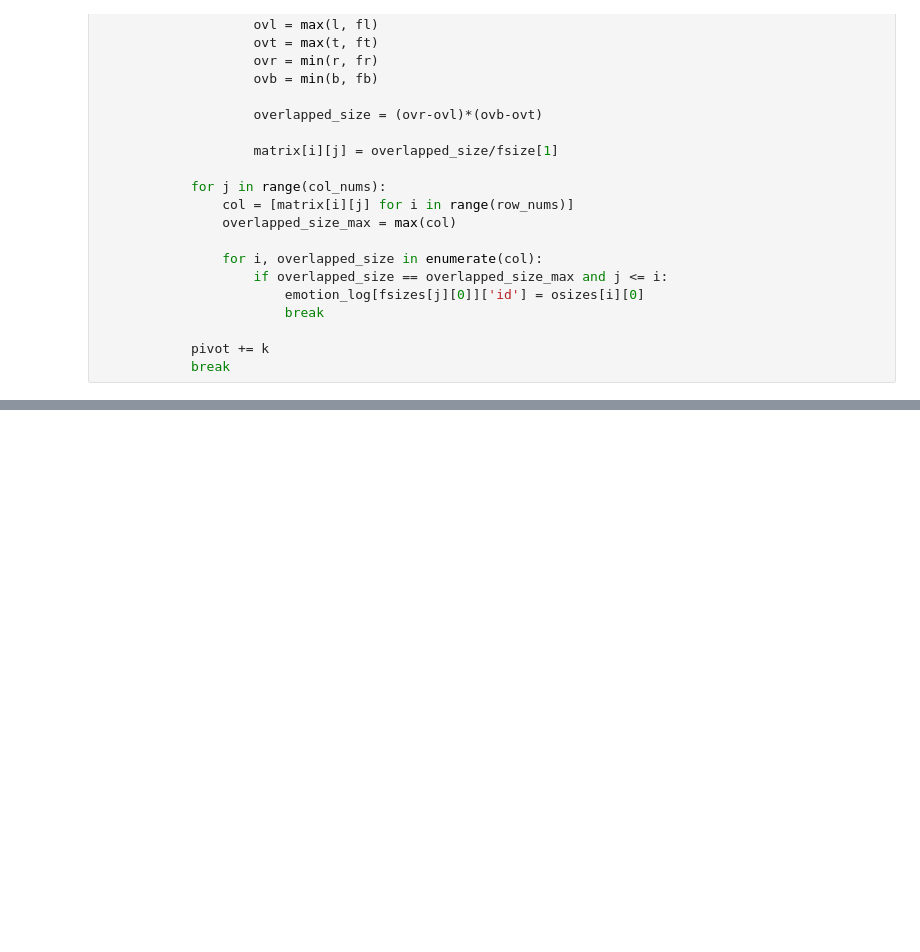
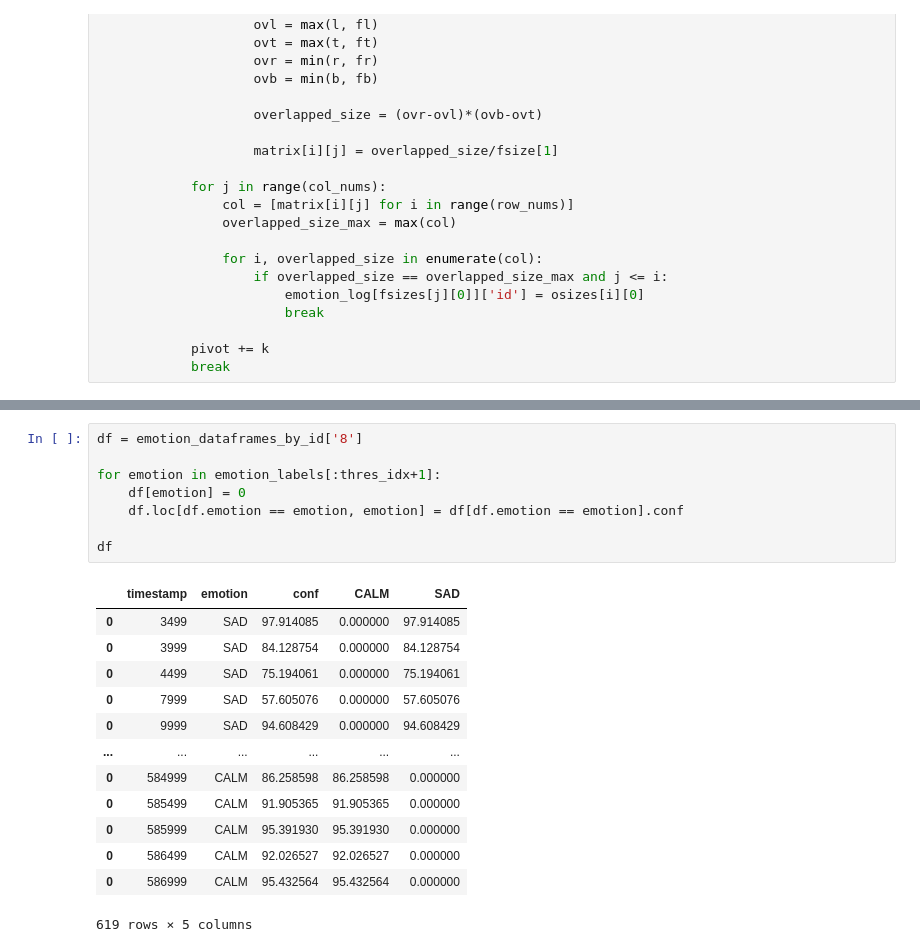
Before and after one commit to DrMaemi/study-legacy, a Jupyter notebook: AWS/기계 학습/Rekognition/data_postprocess.ipynb, the cells around one changed output, grey strips where cells are left out. Cells and saved outputs as stored; diff of their text form; blank space fills up the shorter version.

```diff
--- a/AWS/기계 학습/Rekognition/data_postprocess.ipynb
+++ b/AWS/기계 학습/Rekognition/data_postprocess.ipynb
@@ -75,0 +286,22 @@ for emotion_timestamp in emotion_timestamps[start:]:
+# %%
+df = emotion_dataframes_by_id['8']
+
+for emotion in emotion_labels[:thres_idx+1]:
+    df[emotion] = 0
+    df.loc[df.emotion == emotion, emotion] = df[df.emotion == emotion].conf
+
+df
+# %% [output]
+|  | timestamp | emotion | conf | CALM | SAD |
+| 0 | 3499 | SAD | 97.914085 | 0.000000 | 97.914085 |
+| 0 | 3999 | SAD | 84.128754 | 0.000000 | 84.128754 |
+| 0 | 4499 | SAD | 75.194061 | 0.000000 | 75.194061 |
+| 0 | 7999 | SAD | 57.605076 | 0.000000 | 57.605076 |
+| 0 | 9999 | SAD | 94.608429 | 0.000000 | 94.608429 |
+| ... | ... | ... | ... | ... | ... |
+| 0 | 584999 | CALM | 86.258598 | 86.258598 | 0.000000 |
+| 0 | 585499 | CALM | 91.905365 | 91.905365 | 0.000000 |
+| 0 | 585999 | CALM | 95.391930 | 95.391930 | 0.000000 |
+| 0 | 586499 | CALM | 92.026527 | 92.026527 | 0.000000 |
+| 0 | 586999 | CALM | 95.432564 | 95.432564 | 0.000000 |
+619 rows × 5 columns
```
Also changed, not shown: parts of 15 cells of this notebook.
